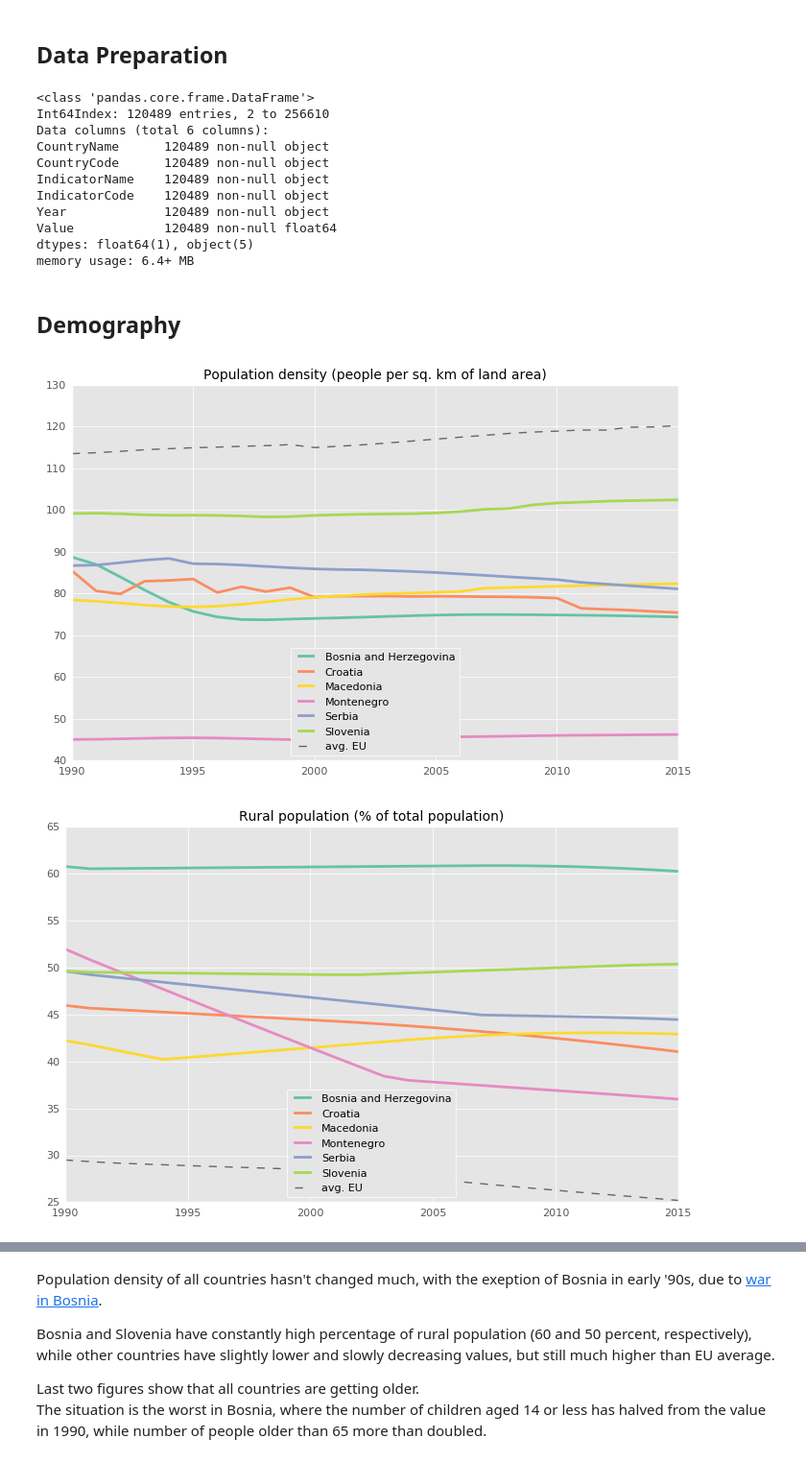
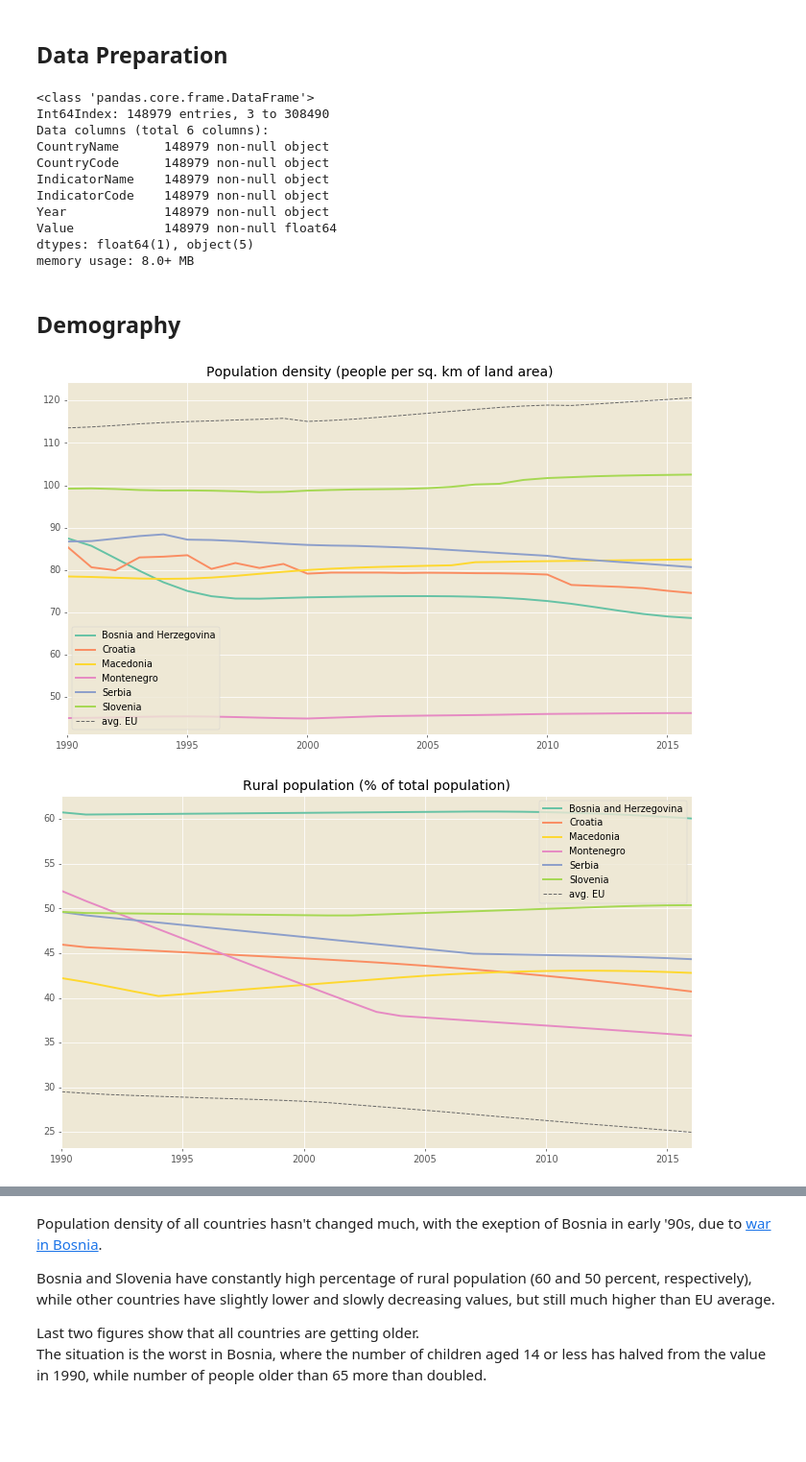
Before and after one commit to narimiran/data-notebooks, a Jupyter notebook: ex-yu.ipynb, the cells around one changed output, grey strips where cells are left out. Shown at 96% size. Drawn from its saved outputs; the diff is of its cells as text; code cells hidden in the pictures; blank space fills up the shorter version.

Commit message:
update `ex-yu` data and style
New data from World Bank is used to provide updated statistics - 2016 is added, and missing data for 2015 is filled.

```diff
--- a/ex-yu.ipynb
+++ b/ex-yu.ipynb
@@ -33,19 +33,13 @@ import matplotlib.pyplot as plt
 
 %matplotlib inline
 plt.style.use('ggplot')
-plt.rcParams['figure.figsize'] = (7.0, 4.5)
-plt.rcParams['font.size'] = 9
-plt.rcParams['figure.titlesize'] = 10
-plt.rcParams['axes.titlesize'] = 10
-plt.rcParams['axes.labelsize'] = 9
-plt.rcParams['legend.fontsize'] = 8
-plt.rcParams['xtick.labelsize'] = 8
-plt.rcParams['ytick.labelsize'] = 8
-plt.rcParams['axes.formatter.useoffset'] = False
-plt.rcParams['xtick.major.size'] = 0
-plt.rcParams['ytick.major.size'] = 0
+plt.rcParams['figure.figsize'] = (10, 6)
+plt.rcParams['savefig.facecolor'] = (0, 0, 0, 0)
+plt.rcParams['axes.facecolor'] = '#eee8d5'
+plt.rcParams['figure.dpi'] = 70
+plt.rcParams['ytick.alignment'] = 'center'
 # %%
-raw_data = pd.read_csv('./datasets/WDI_Data.csv', encoding='Windows-1252')
+raw_data = pd.read_csv('./datasets/WDIData.csv', encoding='Windows-1252')
 
 countries = ['BIH', 'HRV', 'MKD', 'MNE', 'SRB', 'SVN', 'EUU']
 df = raw_data[raw_data['Country Code'].isin(countries)].copy()
@@ -65,16 +59,16 @@ df.dropna(inplace=True)
 df.info()
 # %% [output]
 <class 'pandas.core.frame.DataFrame'>
-Int64Index: 120489 entries, 2 to 256610
+Int64Index: 148979 entries, 3 to 308490
 Data columns (total 6 columns):
-CountryName      120489 non-null object
-CountryCode      120489 non-null object
-IndicatorName    120489 non-null object
-IndicatorCode    120489 non-null object
-Year             120489 non-null object
-Value            120489 non-null float64
+CountryName      148979 non-null object
+CountryCode      148979 non-null object
+IndicatorName    148979 non-null object
+IndicatorCode    148979 non-null object
+Year             148979 non-null object
+Value            148979 non-null float64
 dtypes: float64(1), object(5)
-memory usage: 6.4+ MB
+memory usage: 8.0+ MB
 # %%
 colors = {
     'Bosnia and Herzegovina': "#66C2A5",
@@ -89,7 +83,7 @@ colors = {
 i = 0
 # %%
 def plot_indicator(indicators, title=None,
-                   xlim=None, ylim=None,
+                   xlim=None, ylim=None, xspace=None,
                    loc=0, loc2=0,
                    drop_eu=False, filename=None):
 
@@ -123,6 +117,8 @@ def plot_indicator(indicators, title=None,
 
     ax.set_xlim(xlim)
     ax.set_ylim(ylim)
+    if xlim and xspace:
+        ax.set_xticks(np.arange(xlim[0], xlim[1]+1, xspace))
 
     plt.tight_layout()
     fig.subplots_adjust(top=0.94)
@@ -140,19 +136,19 @@ def plot_indicator(indicators, title=None,
     if filename:
         global i
         i += 1
-        plt.savefig('./figures/wdi_{:02d}_{}.png'.format(i, filename))
+        plt.savefig('./figures/wdi/wdi_{:02d}_{}.png'.format(i, filename))
 # %% [markdown]
 ## Demography
 # %%
 population = [
     ('pop_dens', 'EN.POP.DNST'),     # Population density
     ('rural', 'SP.RUR.TOTL.ZS'),     # Rural population
     ('under14', 'SP.POP.0014.TO.ZS'),# Population, ages 0-14
     ('above65', 'SP.POP.65UP.TO.ZS'),# Population ages 65 and above
 ]
 
 for indicator in population:
-    plot_indicator(indicator, loc=0, filename=indicator[0])
+    plot_indicator(indicator, loc=0, xlim=(1990, 2016), filename=indicator[0])
 # %% [output]
-[figure, old version]
+[figure, new version]
-[figure, old version]
+[figure, new version]
```
Also changed, not shown: parts of 8 cells of this notebook, 28 other files.
